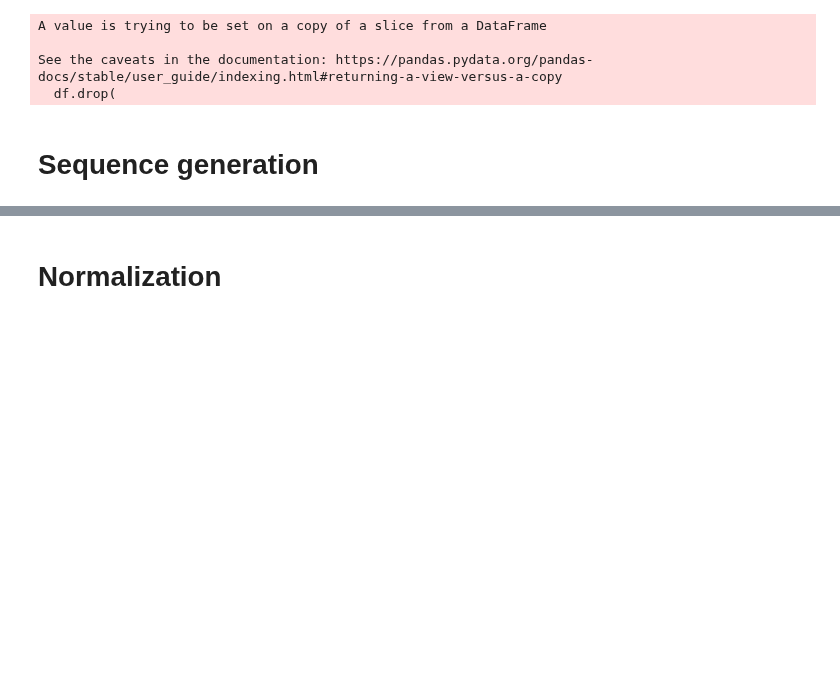
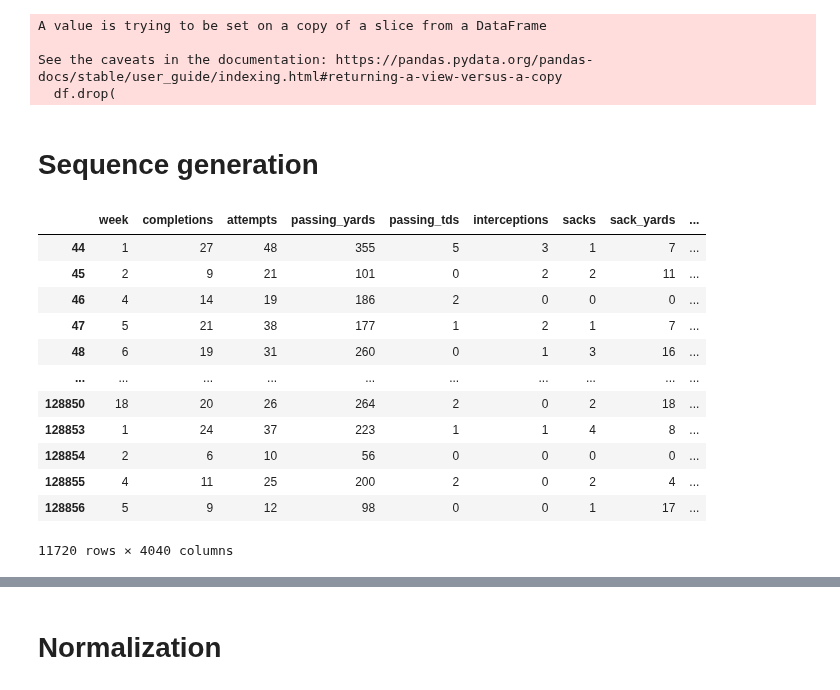
Before and after one commit to calderlen/ff2024, a Jupyter notebook: main.ipynb, the cells around one changed output, grey strips where cells are left out. Cells and saved outputs as stored; diff of their text form; code cells hidden in the pictures; blank space fills up the shorter version.

```diff
--- a/main.ipynb
+++ b/main.ipynb
@@ -254,6 +247,22 @@ See the caveats in the documentation: https://pandas.pydata.org/pandas-docs/stab
   df.drop(
 # %% [markdown]
 # Sequence generation
+# %%
+qb_df_features
+# %% [output]
+|  | week | completions | attempts | passing_yards | passing_tds | interceptions | sacks | sack_yards | ... |
+| 44 | 1 | 27 | 48 | 355 | 5 | 3 | 1 | 7 | ... |
+| 45 | 2 | 9 | 21 | 101 | 0 | 2 | 2 | 11 | ... |
+| 46 | 4 | 14 | 19 | 186 | 2 | 0 | 0 | 0 | ... |
+| 47 | 5 | 21 | 38 | 177 | 1 | 2 | 1 | 7 | ... |
+| 48 | 6 | 19 | 31 | 260 | 0 | 1 | 3 | 16 | ... |
+| ... | ... | ... | ... | ... | ... | ... | ... | ... | ... |
+| 128850 | 18 | 20 | 26 | 264 | 2 | 0 | 2 | 18 | ... |
+| 128853 | 1 | 24 | 37 | 223 | 1 | 1 | 4 | 8 | ... |
+| 128854 | 2 | 6 | 10 | 56 | 0 | 0 | 0 | 0 | ... |
+| 128855 | 4 | 11 | 25 | 200 | 2 | 0 | 2 | 4 | ... |
+| 128856 | 5 | 9 | 12 | 98 | 0 | 0 | 1 | 17 | ... |
+11720 rows × 4040 columns
 # %%
 def create_sequences(features, target, sequence_length):
     X, y = [], []
```
Also changed, not shown: parts of 12 cells of this notebook.
